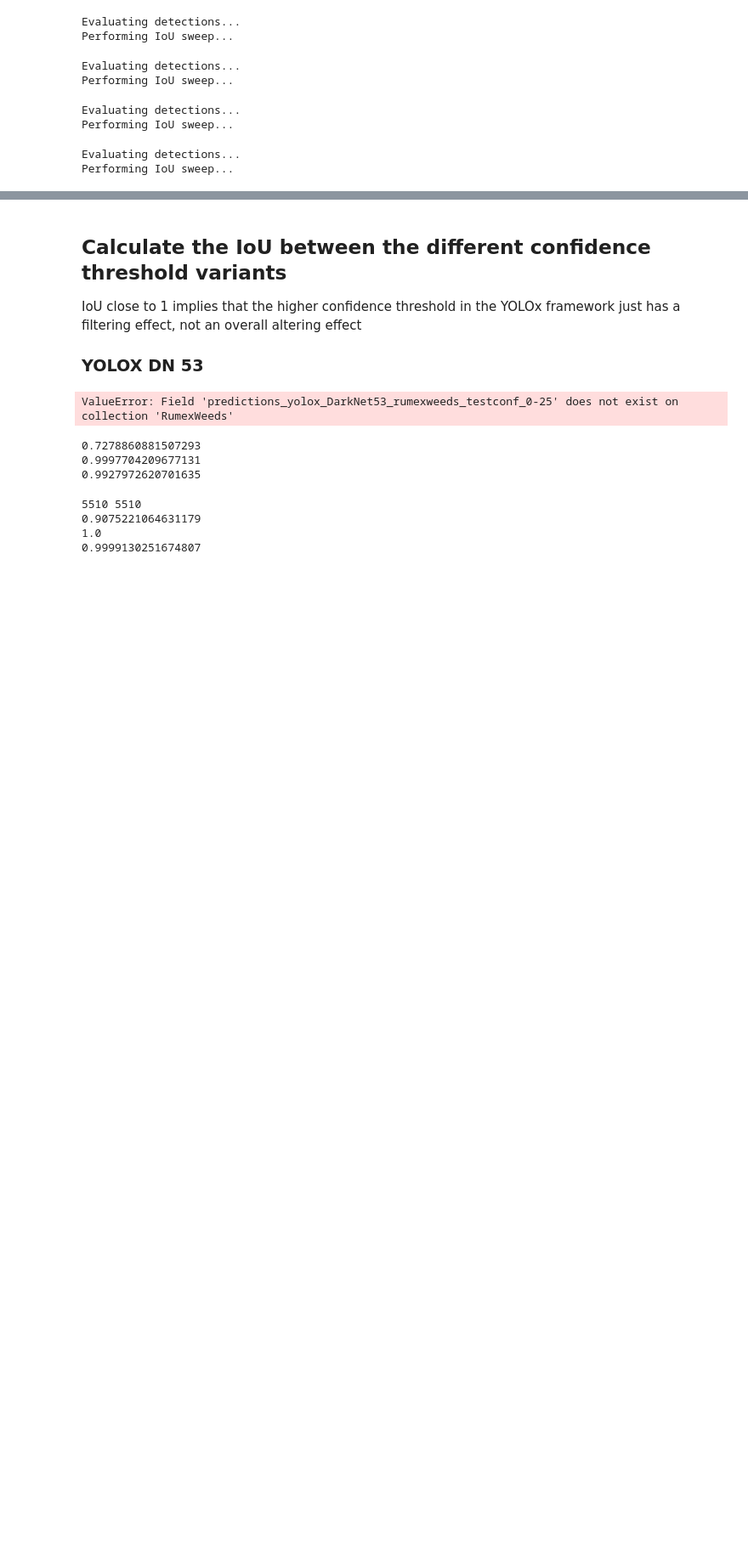
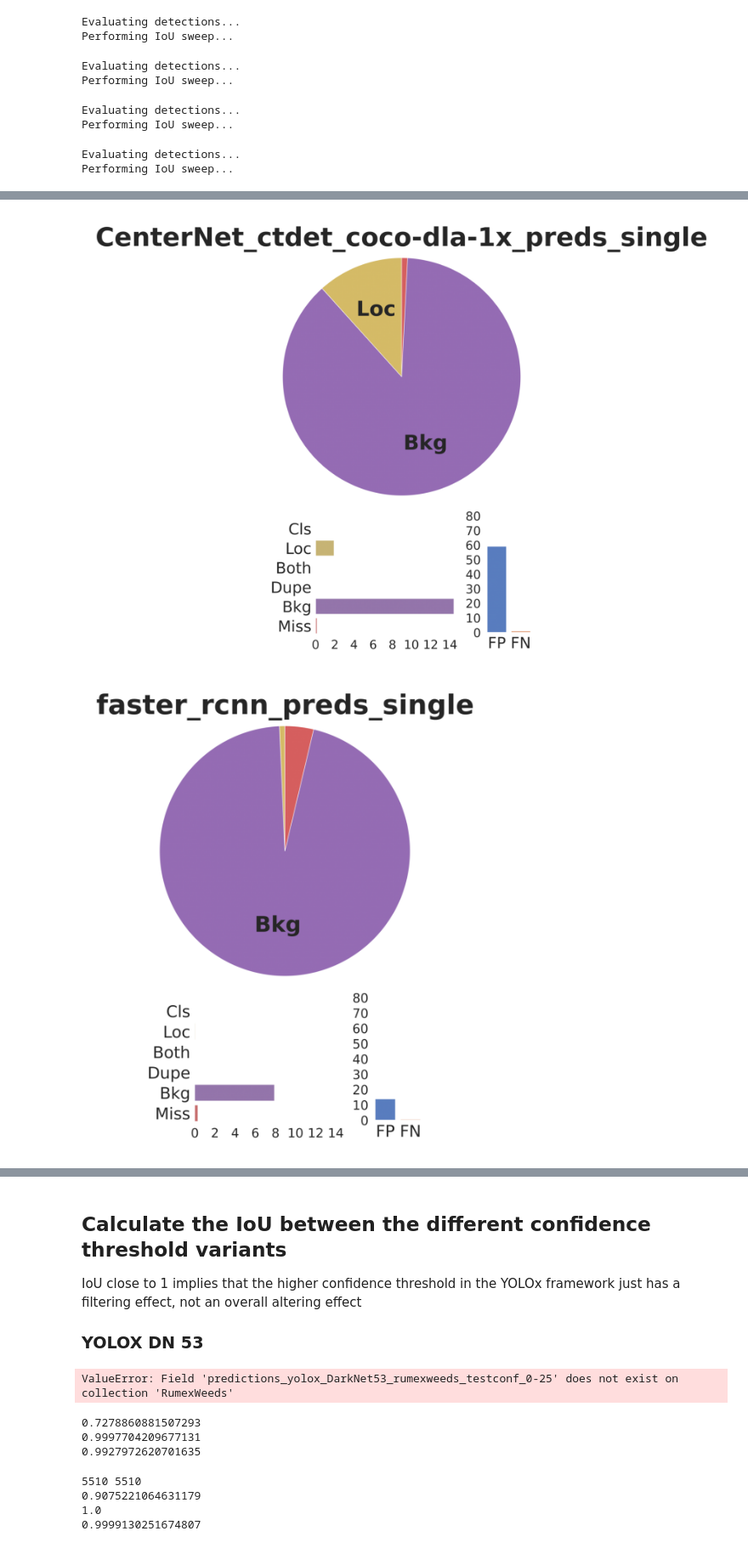
Before and after one commit to the-patpat/RumexWeeds, a Jupyter notebook: tools/evaluate_dataset.ipynb, the cells around one changed output, grey strips where cells are left out. Shown at 85% size. Drawn from its saved outputs; the diff is of its cells as text; code cells hidden in the pictures; blank space fills up the shorter version.

```diff
--- a/tools/evaluate_dataset.ipynb
+++ b/tools/evaluate_dataset.ipynb
@@ -118,0 +135,7 @@ bbox AP @ 50: 5.97
+# %%
+tide1 = TIDE()
+for pred_file in glob.glob('*preds_single.json'):
+    tide1.evaluate(datasets.COCO("ground_truth_detections_single.json", "RumexWeeds_testsingle"), datasets.COCO(pred_file), mode=TIDE.BOX)
+
+tide1.summarize()
+#tide1.plot()
@@ -119,2 +160,7 @@ bbox AP @ 50: 5.97
 # %%
 session = fo.Session(dataset=dataset, auto=False)
+# %%
+tide1.plot()
+# %% [output]
+[figure, added]
+[figure, added]
```
Also changed, not shown: parts of 16 cells of this notebook, 5 other files.
